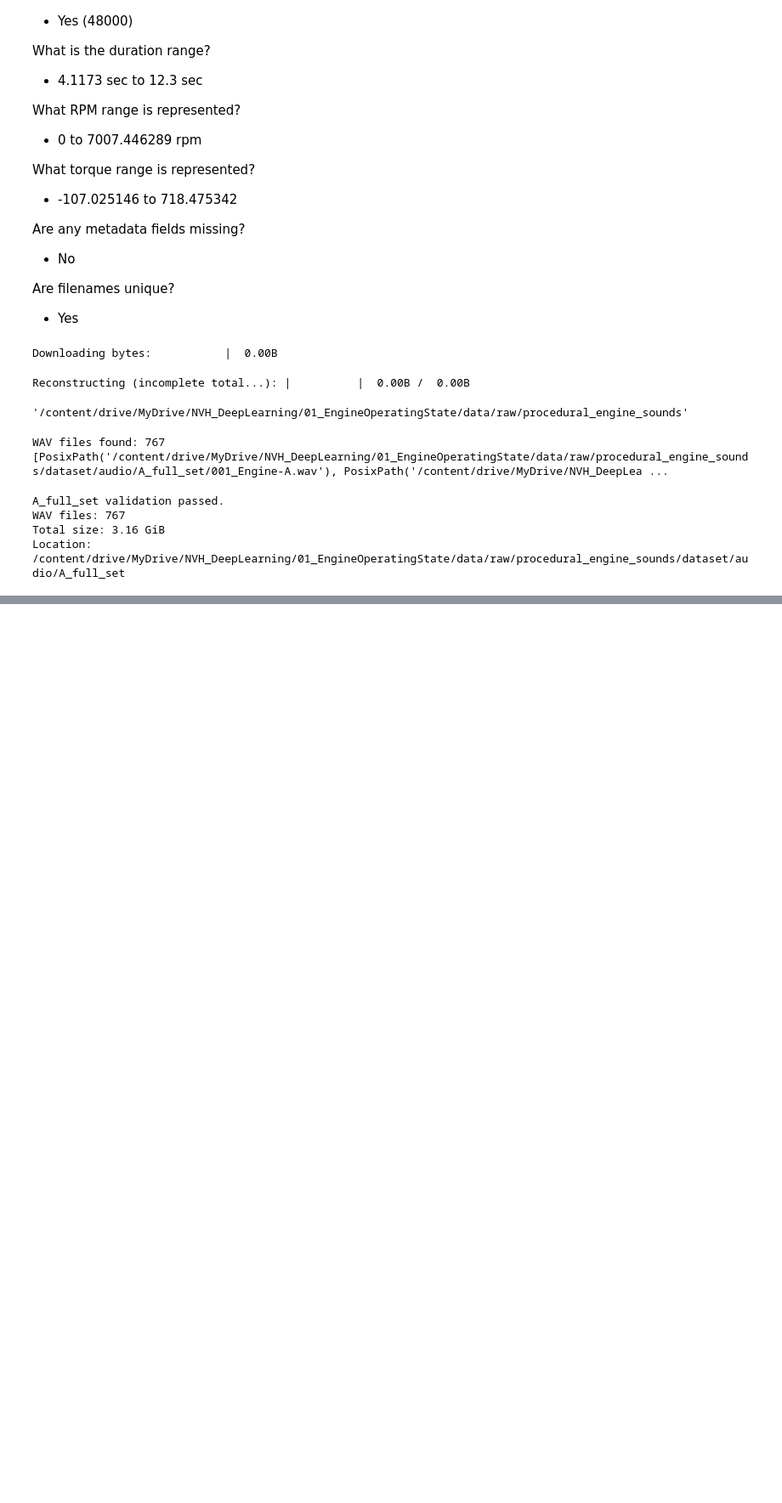
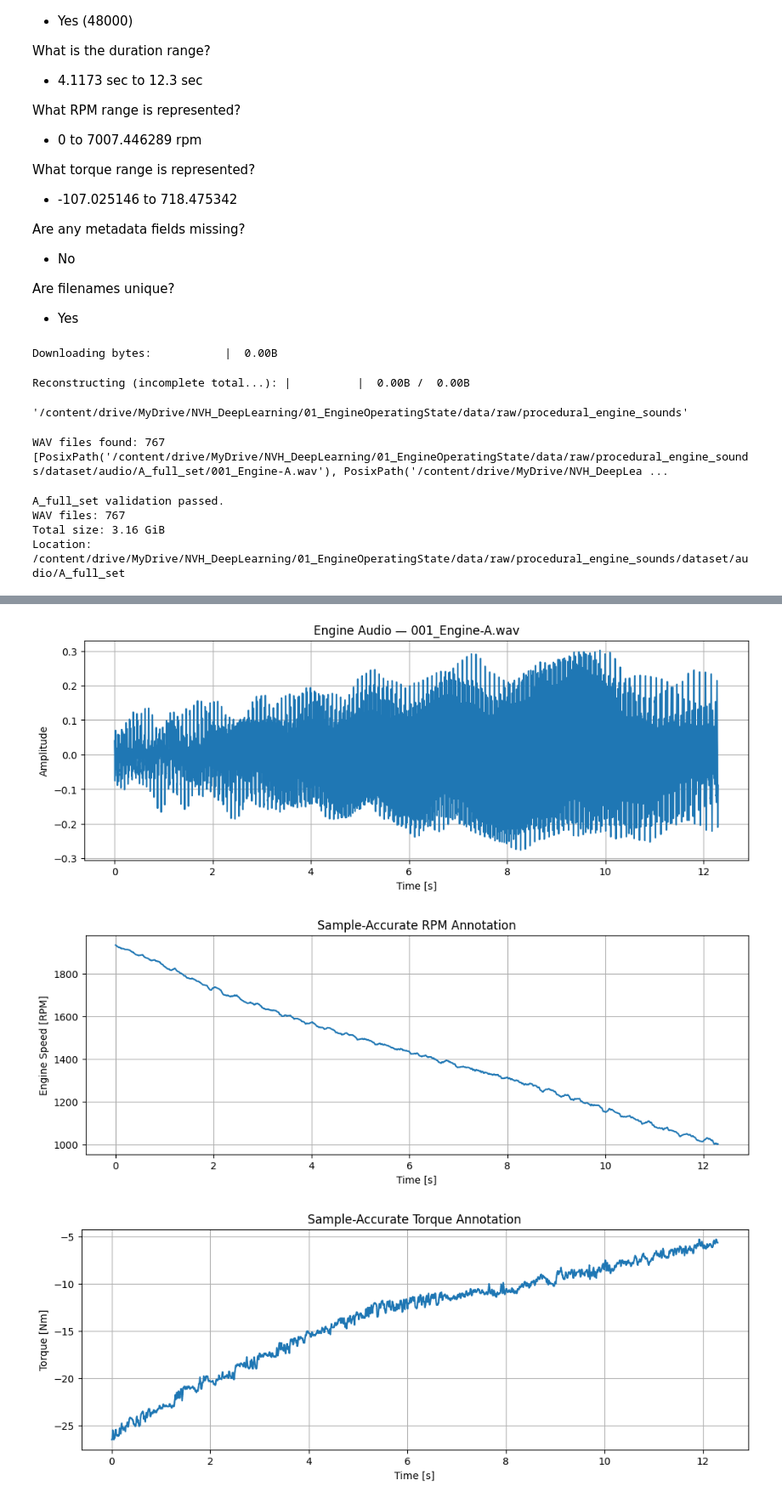
Before and after one commit to vaibhavjiyer87/engine-nvh-deep-learning, a Jupyter notebook: notebooks/01_dataset_ingestion_and_audit.ipynb, the cells around one changed output, grey strips where cells are left out. Shown at 85% size. Saved outputs shown, nothing was run; the diff lists cells and outputs as text; code cells hidden in the pictures; blank space fills up the shorter version.

```diff
--- a/notebooks/01_dataset_ingestion_and_audit.ipynb
+++ b/notebooks/01_dataset_ingestion_and_audit.ipynb
@@ -226,0 +275,47 @@ Location: /content/drive/MyDrive/NVH_DeepLearning/01_EngineOperatingState/data/r
+# %%
+## Step-7: Plot one complete example
+# Produce 3 eperate figures & Listen to stereo signal
+
+# Engine Waveform
+import matplotlib.pyplot as plt
+
+time_s = np.arange(len(engine_left)) / sample_rate
+
+plt.figure(figsize=(12, 4))
+plt.plot(time_s, engine_left)
+plt.xlabel("Time [s]")
+plt.ylabel("Amplitude")
+plt.title(f"Engine Audio — {example_path.name}")
+plt.grid(True)
+plt.show()
+
+# RPM Trace
+plt.figure(figsize=(12, 4))
+plt.plot(time_s, rpm_trace)
+plt.xlabel("Time [s]")
+plt.ylabel("Engine Speed [RPM]")
+plt.title("Sample-Accurate RPM Annotation")
+plt.grid(True)
+plt.show()
+
+# Torque Trace
+plt.figure(figsize=(12, 4))
+plt.plot(time_s, torque_trace_nm)
+plt.xlabel("Time [s]")
+plt.ylabel("Torque [Nm]")
+plt.title("Sample-Accurate Torque Annotation")
+plt.grid(True)
+plt.show()
+
+# Listening to stereo signal
+# Engineering check is whether the audible pitch progression appears consistent with the RPM trace
+from IPython.display import Audio
+
+Audio(
+    signal[:, :2].T,
+    rate=sample_rate
+)
+# %% [output]
+[figure, added]
+[figure, added]
+[figure, added]
```
Also changed, not shown: parts of 4 cells of this notebook.
